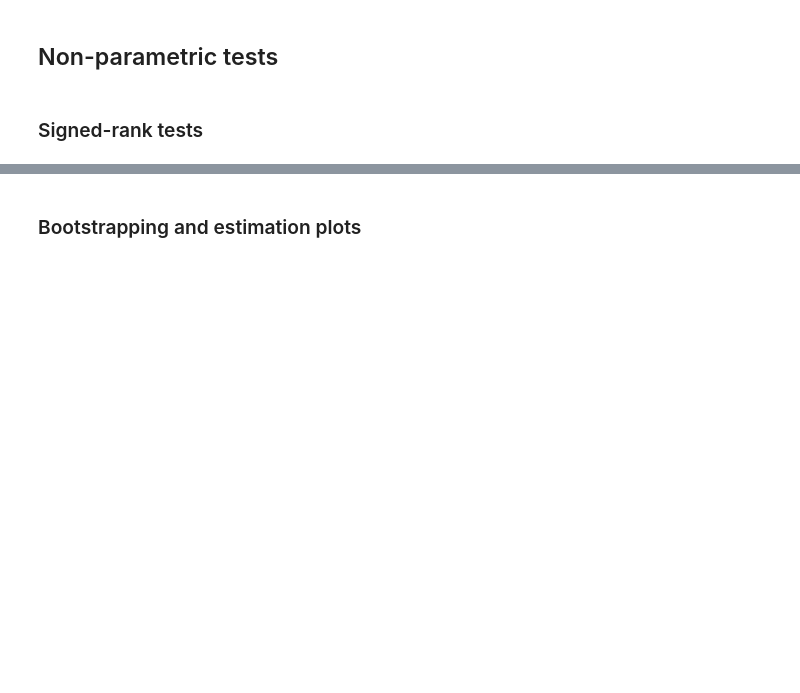
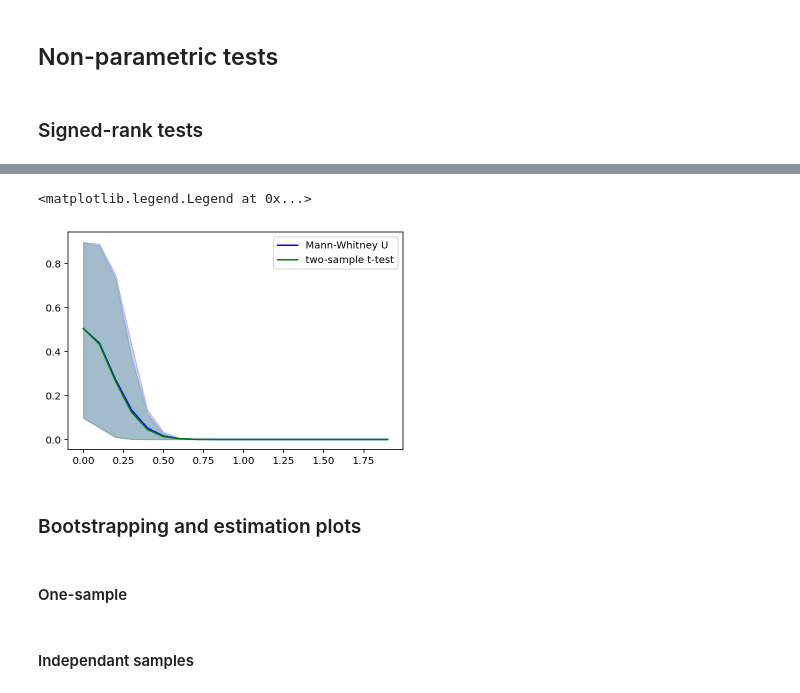
Before and after one commit to badralbanna/quantitative-neuroscience, a Jupyter notebook: (BFA) Ex 8 - hypothesis testing.ipynb, the cells around one changed output, grey strips where cells are left out. Drawn from its saved outputs; the diff is of its cells as text; code cells hidden in the pictures; blank space fills up the shorter version.

```diff
--- a/(BFA) Ex 8 - hypothesis testing.ipynb
+++ b/(BFA) Ex 8 - hypothesis testing.ipynb
@@ -163,0 +206,5 @@ sps.f_oneway(X1, X2, X3)
+# %%
+# Generating non-normal data
+N = 100
+X1 = np.exp(np.random.normal(loc=0, scale=2, size=N))
+X2 = np.exp(np.random.normal(loc=2, scale=1, size=N))
@@ -164,2 +215,40 @@ sps.f_oneway(X1, X2, X3)
+# %%
+# Exercise: Compare p values obtained ising a t-test and a rank test for NORMAL data that does
+# satisfy parametric assumptions
+
+effect_sizes = np.arange(0, 2, .1)
+N_rep = 2000
+N = 100
+
+t_ps = []
+mwu_ps = []
+
+for effect in effect_sizes:
+    t_ps_current = []
+    mwu_ps_current = []
+    for i in range(N_rep):
+        X1 = np.random.normal(loc=0, scale=1, size=N)
+        X2 = np.random.normal(loc=effect, scale=1, size=N)
+        t_ps_current.append(sps.ttest_ind(X1, X2)[1])
+        mwu_ps_current.append(sps.mannwhitneyu(X1, X2, alternative="two-sided")[1])
+    t_ps.append(t_ps_current)
+    mwu_ps.append(mwu_ps_current)
+
+t_ps = np.array(t_ps)
+mwu_ps = np.array(mwu_ps)
+# %%
+fig, ax = plt.subplots()
+ax.plot(effect_sizes, mwu_ps.mean(axis=1), label="Mann-Whitney U", color='blue')
+ax.fill_between(effect_sizes, np.percentile(mwu_ps, 10, axis=1), np.percentile(mwu_ps, 90, axis=1), alpha=.2, color='blue')
+ax.plot(effect_sizes, t_ps.mean(axis=1), label="two-sample t-test", color='green')
+ax.fill_between(effect_sizes, np.percentile(t_ps, 10, axis=1), np.percentile(t_ps, 90, axis=1), alpha=.2, color='green')
+
+
+ax.legend()
+# %% [output]
+<matplotlib.legend.Legend at 0x...>
+[figure, added]
 # %% [markdown]
 ### Bootstrapping and estimation plots
+# %% [markdown]
+#### One-sample
@@ -165,0 +267,2 @@ sps.f_oneway(X1, X2, X3)
+# %% [markdown]
+#### Independant samples
```
Also changed, not shown: parts of 109 cells of this notebook, 1 other file.
